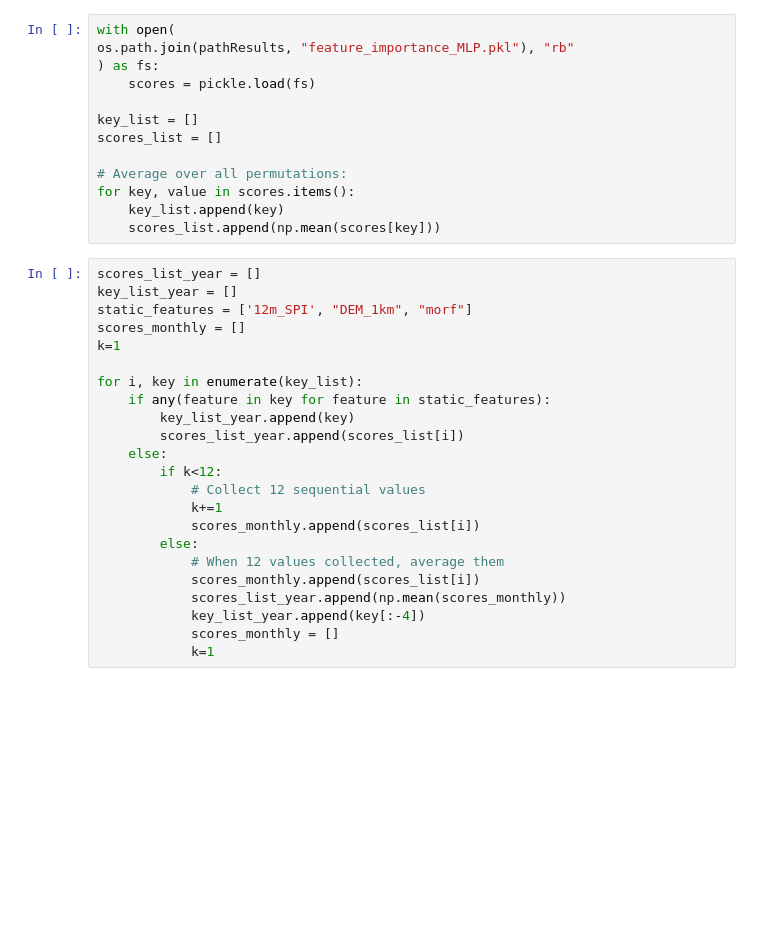
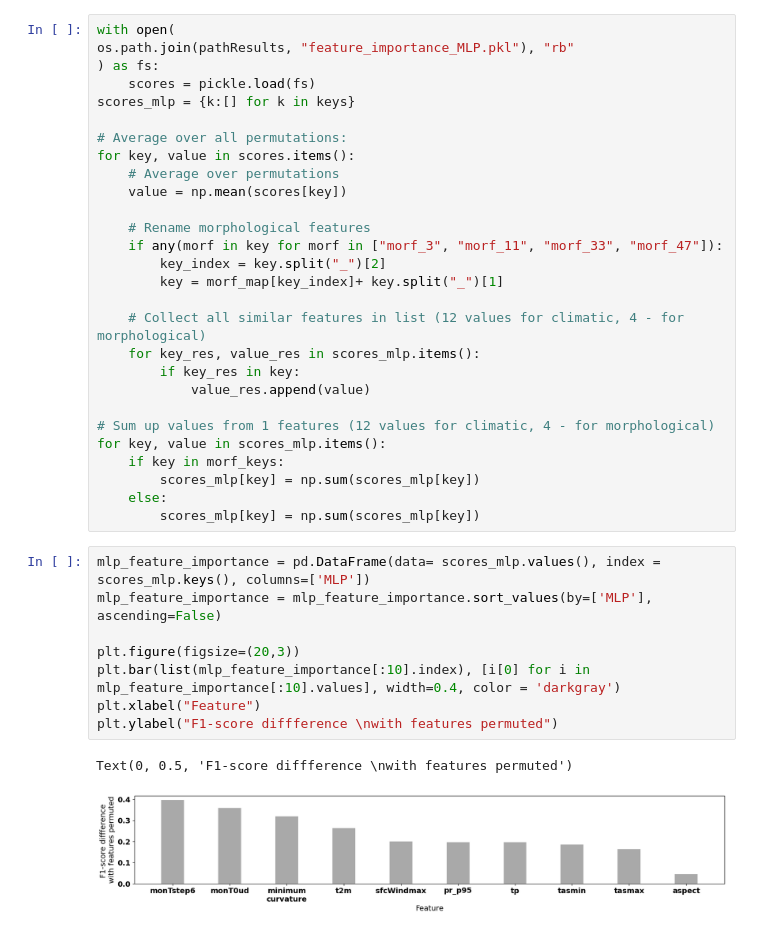
Before and after one commit to makboard/ArableLandSuitability, a Jupyter notebook: data_processing/plot_feature_importance.ipynb, the cells around one changed output. Saved outputs shown, nothing was run; the diff lists cells and outputs as text; blank space fills up the shorter version.

```diff
--- a/data_processing/plot_feature_importance.ipynb
+++ b/data_processing/plot_feature_importance.ipynb
@@ -34,36 +82,39 @@ Text(0, 0.5, 'Precision diffference \nwith features permuted')
-# %%
-with open(
-os.path.join(pathResults, "feature_importance_MLP.pkl"), "rb"
-) as fs:
-    scores = pickle.load(fs)
-
-key_list = []
-scores_list = []
-
-# Average over all permutations:
-for key, value in scores.items():
-    key_list.append(key)
-    scores_list.append(np.mean(scores[key]))
-# %%
-scores_list_year = []
-key_list_year = []
-static_features = ['12m_SPI', "DEM_1km", "morf"]
-scores_monthly = []
-k=1
-
-for i, key in enumerate(key_list):
-    if any(feature in key for feature in static_features):
-        key_list_year.append(key)
-        scores_list_year.append(scores_list[i])
-    else:
-        if k<12:
-            # Collect 12 sequential values
-            k+=1
-            scores_monthly.append(scores_list[i])
-        else:
-            # When 12 values collected, average them
-            scores_monthly.append(scores_list[i])
-            scores_list_year.append(np.mean(scores_monthly))
-            key_list_year.append(key[:-4])
-            scores_monthly = []
-            k=1
+# %%
+with open(
+os.path.join(pathResults, "feature_importance_MLP.pkl"), "rb"
+) as fs:
+    scores = pickle.load(fs)
+scores_mlp = {k:[] for k in keys}
+
+# Average over all permutations:
+for key, value in scores.items():
+    # Average over permutations
+    value = np.mean(scores[key])
+
+    # Rename morphological features
+    if any(morf in key for morf in ["morf_3", "morf_11", "morf_33", "morf_47"]):
+        key_index = key.split("_")[2]
+        key = morf_map[key_index]+ key.split("_")[1]
+
+    # Collect all similar features in list (12 values for climatic, 4 - for morphological)
+    for key_res, value_res in scores_mlp.items():
+        if key_res in key:
+            value_res.append(value)
+
+# Sum up values from 1 features (12 values for climatic, 4 - for morphological)
+for key, value in scores_mlp.items():
+    if key in morf_keys:
+        scores_mlp[key] = np.sum(scores_mlp[key])
+    else:
+        scores_mlp[key] = np.sum(scores_mlp[key])
+# %%
+mlp_feature_importance = pd.DataFrame(data= scores_mlp.values(), index = scores_mlp.keys(), columns=['MLP'])
+mlp_feature_importance = mlp_feature_importance.sort_values(by=['MLP'], ascending=False)
+
+plt.figure(figsize=(20,3))
+plt.bar(list(mlp_feature_importance[:10].index), [i[0] for i in mlp_feature_importance[:10].values], width=0.4, color = 'darkgray')
+plt.xlabel("Feature")
+plt.ylabel("F1-score diffference \nwith features permuted")
+# %% [output]
+Text(0, 0.5, 'F1-score diffference \nwith features permuted')
+[figure, added]
```
Also changed, not shown: parts of 17 cells of this notebook, 2 other files.
